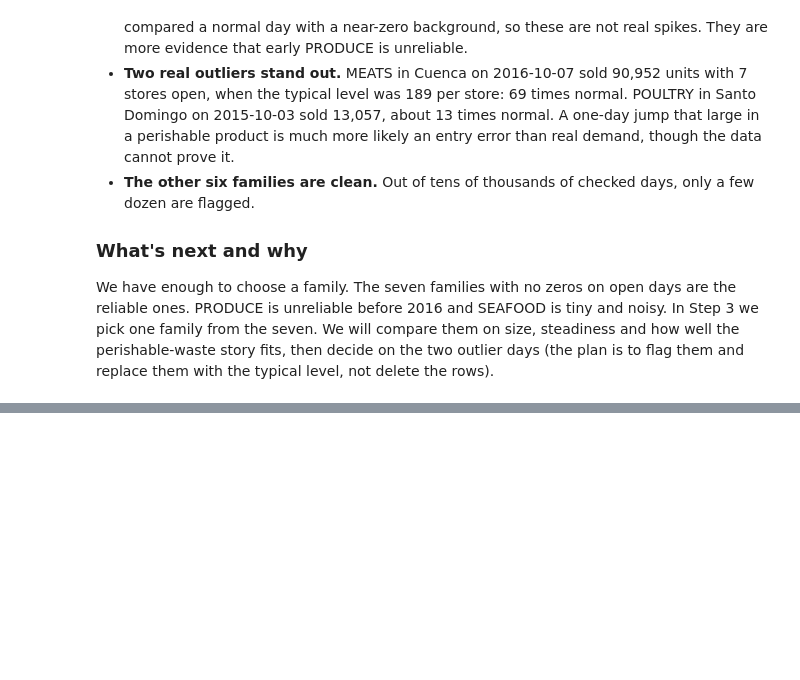
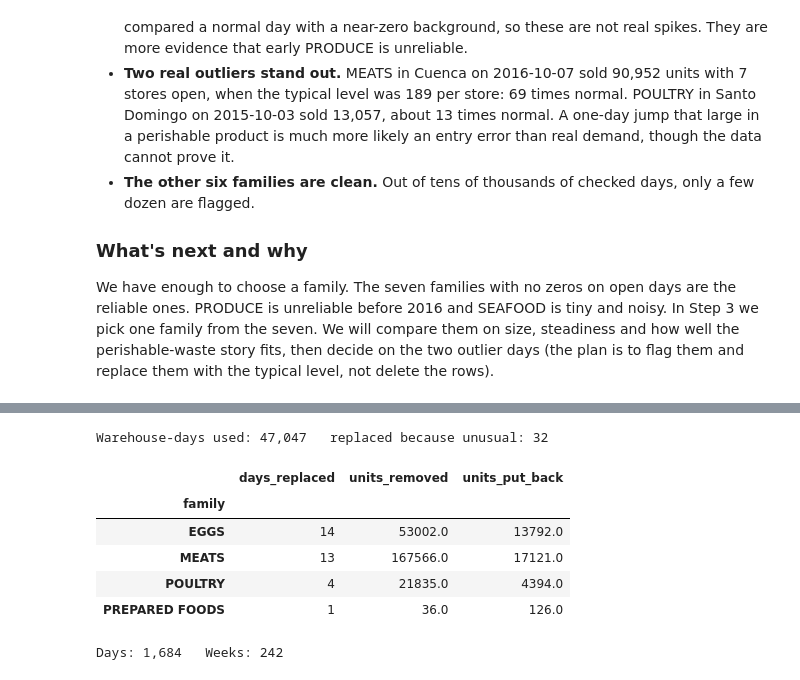
Before and after one commit to schirko/gis-supply-chain-perishable, a Jupyter notebook: notebooks/03_demand_by_warehouse.ipynb, the cells around one changed output, grey strips where cells are left out. Saved outputs shown, nothing was run; the diff lists cells and outputs as text; code cells hidden in the pictures; blank space fills up the shorter version.

```diff
--- a/notebooks/03_demand_by_warehouse.ipynb
+++ b/notebooks/03_demand_by_warehouse.ipynb
@@ -379,0 +399,34 @@ We have enough to choose a family. The seven families with no zeros on open days
+# %%
+# 3a. Prepare the seven clean families for comparison.
+# We keep only days with at least one open store, and we replace each day flagged as unusual in Step 2
+# by the typical level for that warehouse and family (flag and replace, we do not delete rows).
+CLEAN_FAMILIES = ["BREAD/BAKERY", "DAIRY", "DELI", "EGGS", "MEATS", "POULTRY", "PREPARED FOODS"]
+
+cand = checked[checked["family"].isin(CLEAN_FAMILIES) & (checked["open_stores"] > 0)].copy()
+cand["sales_clean"] = np.where(cand["unusual"], cand["typical"] * cand["open_stores"], cand["sales"])
+
+replaced = cand[cand["unusual"]].groupby("family").agg(
+    days_replaced=("unusual", "size"),
+    units_removed=("sales", "sum"),
+    units_put_back=("sales_clean", "sum"),
+).round(0)
+print(f"Warehouse-days used: {len(cand):,}   replaced because unusual: {int(cand['unusual'].sum())}")
+display(replaced)
+
+# One row per day and family for the whole chain, measured per OPEN store so that
+# closed stores and late openers do not distort the level.
+chain = cand.groupby(["date", "family"], as_index=False).agg(units=("sales_clean", "sum"), open_stores=("open_stores", "sum"))
+chain["per_store"] = chain["units"] / chain["open_stores"]
+chain["week"] = chain["date"].dt.to_period("W-SUN").dt.start_time
+weekly = chain.groupby(["week", "family"], as_index=False).agg(units=("units", "sum"), store_days=("open_stores", "sum"))
+weekly["per_store_day"] = weekly["units"] / weekly["store_days"]
+print(f"Days: {chain['date'].nunique():,}   Weeks: {weekly['week'].nunique()}")
+# %% [output]
+Warehouse-days used: 47,047   replaced because unusual: 32
+|  | days_replaced | units_removed | units_put_back |
+| family |  |  |  |
+| EGGS | 14 | 53002.0 | 13792.0 |
+| MEATS | 13 | 167566.0 | 17121.0 |
+| POULTRY | 4 | 21835.0 | 4394.0 |
+| PREPARED FOODS | 1 | 36.0 | 126.0 |
+Days: 1,684   Weeks: 242
```
Also changed, not shown: parts of 10 cells of this notebook, 18 other files.
